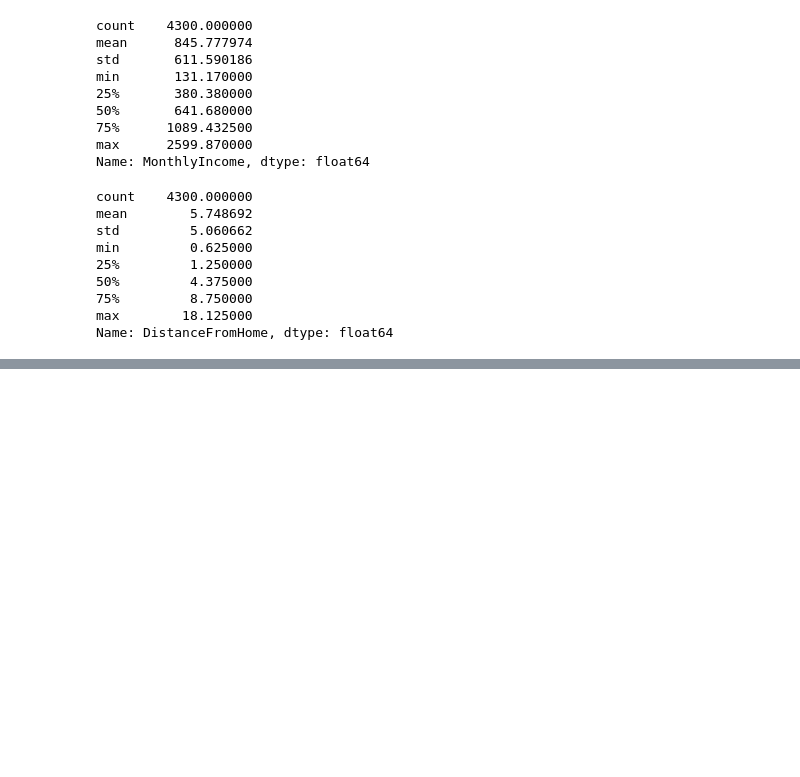
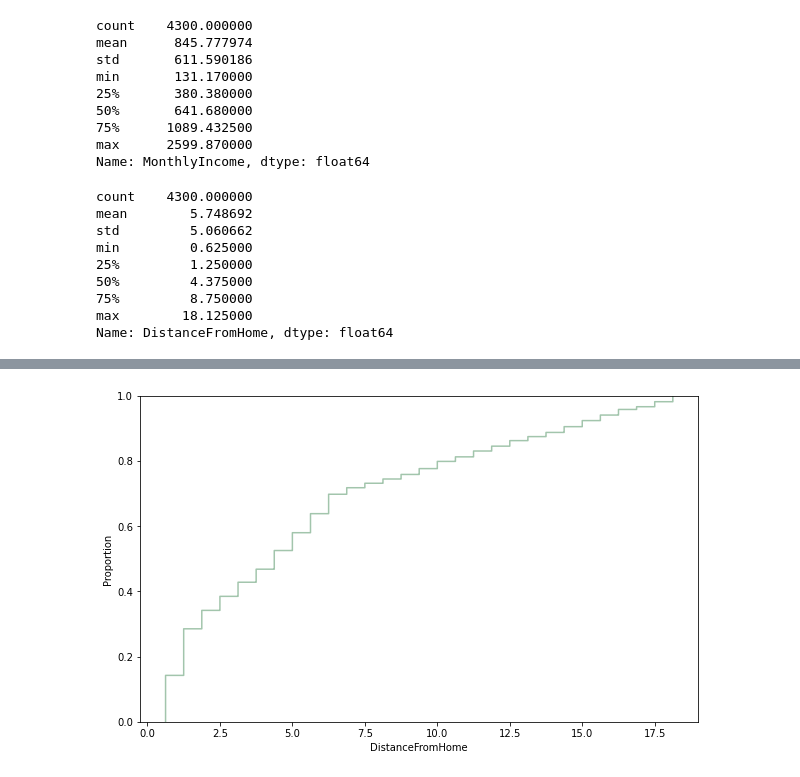
Before and after one commit to conorwhanson/UMN_Data_Capstone_Employee_Attrition, a Jupyter notebook: resources/HR_EDA.ipynb, the cells around one changed output, grey strips where cells are left out. Saved outputs shown, nothing was run; the diff lists cells and outputs as text; code cells hidden in the pictures; blank space fills up the shorter version.

```diff
--- a/resources/HR_EDA.ipynb
+++ b/resources/HR_EDA.ipynb
@@ -96,3 +105,9 @@ sns.displot(hr_df, x="BusinessTravel", hue="BusinessTravel")
 # %%
-sns.displot(hr_df, x="DistanceFromHome", kind="ecdf")
+colors = ["#A2C5AC","#7F6A93","#3C3E3C","#878E99","#9DB5B2"]
+sns.set_palette(sns.color_palette(colors))
+fig, ax = plt.subplots(figsize=(10,6))
+sns.ecdfplot(ax=ax, data=hr_df, x="DistanceFromHome")
+plt.show()
+# %% [output]
+[figure, added]
 # %%
```
Also changed, not shown: parts of 16 cells of this notebook.
